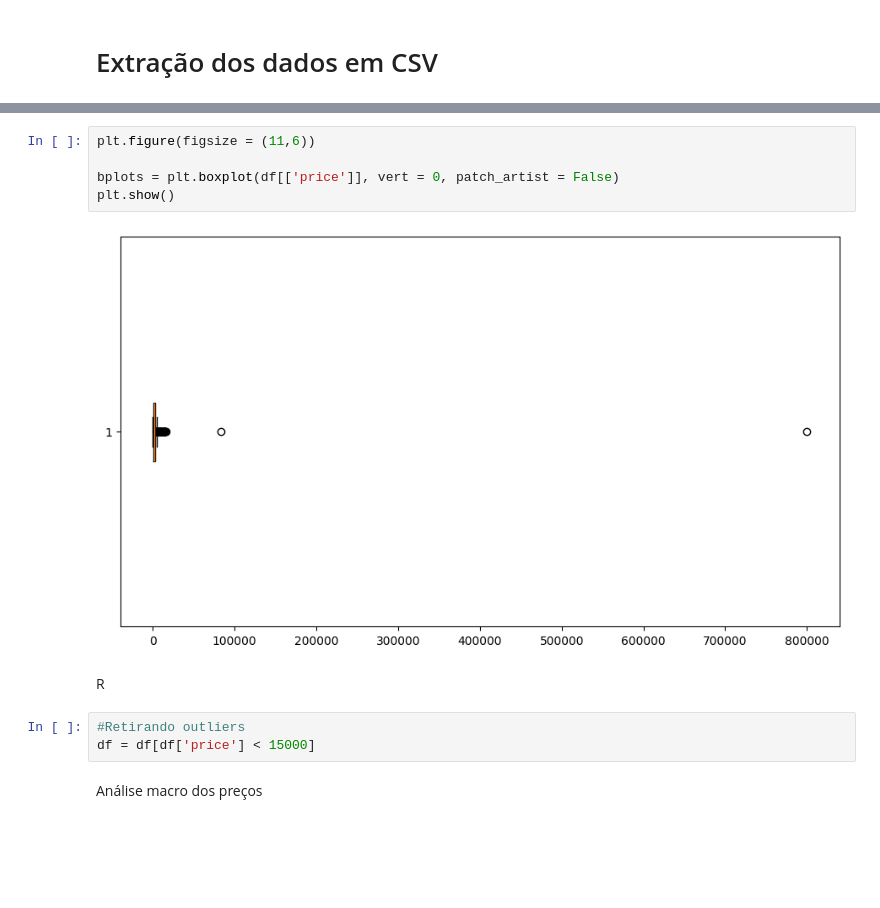
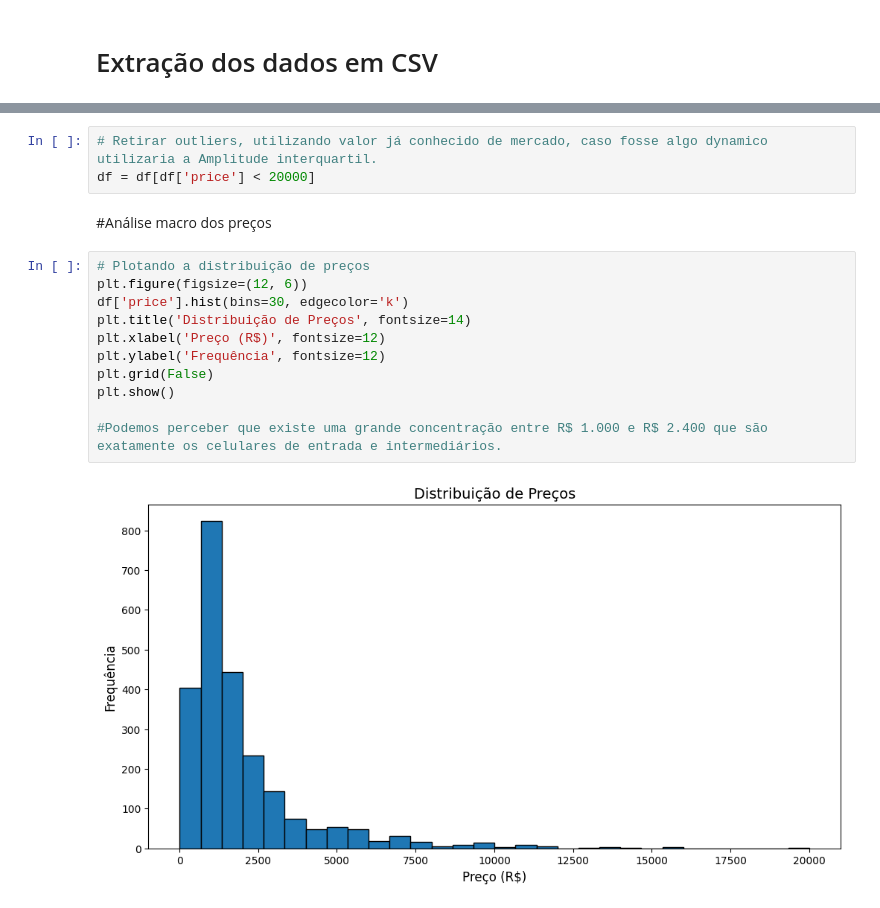
Before and after one commit to l1vitorino/Meli-Challenge-Engineer-Python, a Jupyter notebook: app/exploratory_analysis/analysis.ipynb, the cells around one changed output, grey strips where cells are left out. Drawn from its saved outputs; the diff is of its cells as text; blank space fills up the shorter version.

```diff
--- a/app/exploratory_analysis/analysis.ipynb
+++ b/app/exploratory_analysis/analysis.ipynb
@@ -26,14 +20,18 @@ df.head(3000)
-# %%
-plt.figure(figsize = (11,6))
-
-bplots = plt.boxplot(df[['price']], vert = 0, patch_artist = False)
-plt.show()
-# %% [output]
-[figure, removed]
-# %% [markdown]
-R
-# %%
-#Retirando outliers
-df = df[df['price'] < 15000]
+# %%
+# Retirar outliers, utilizando valor já conhecido de mercado, caso fosse algo dynamico utilizaria a Amplitude interquartil.
+df = df[df['price'] < 20000]
 # %% [markdown]
-Análise macro dos preços
+#Análise macro dos preços
+# %%
+# Plotando a distribuição de preços
+plt.figure(figsize=(12, 6))
+df['price'].hist(bins=30, edgecolor='k')
+plt.title('Distribuição de Preços', fontsize=14)
+plt.xlabel('Preço (R$)', fontsize=12)
+plt.ylabel('Frequência', fontsize=12)
+plt.grid(False)
+plt.show()
+
+#Podemos perceber que existe uma grande concentração entre R$ 1.000 e R$ 2.400 que são exatamente os celulares de entrada e intermediários.
+# %% [output]
+[figure, added]
```
Also changed, not shown: parts of 7 cells of this notebook, 8 other files.
